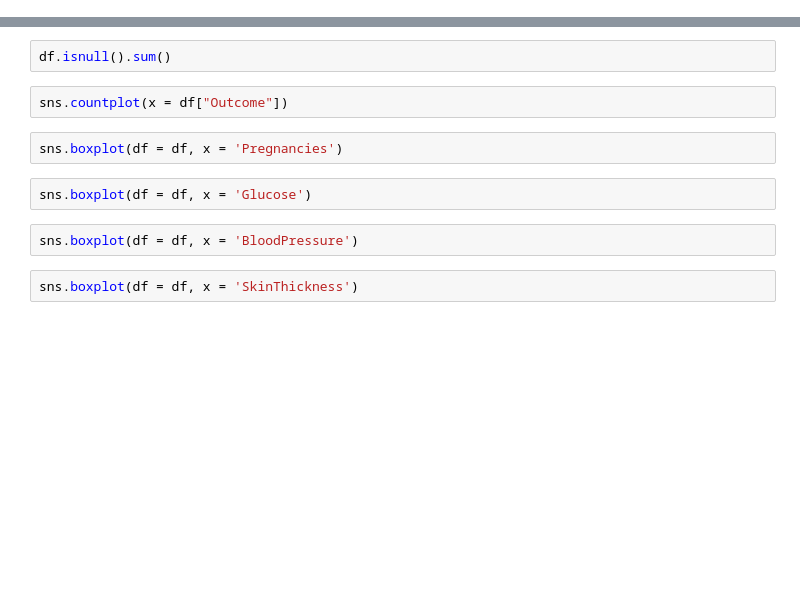
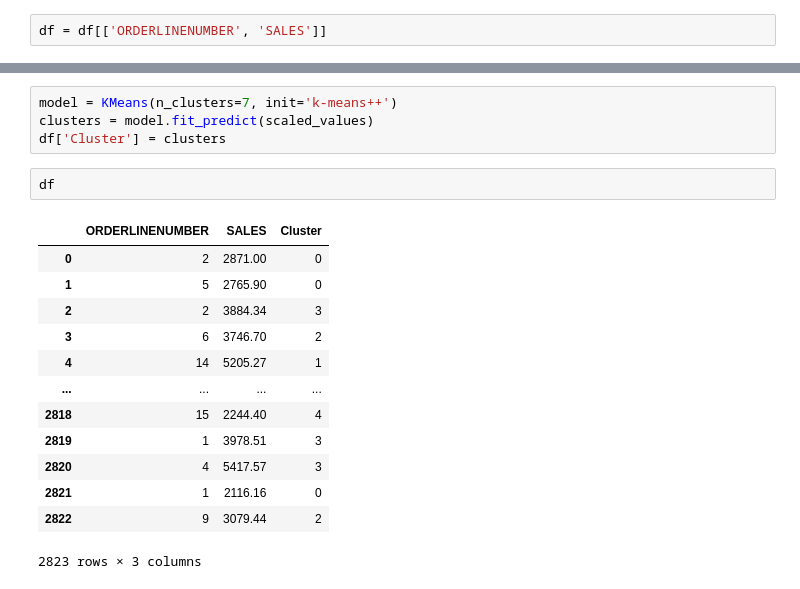
Before and after one commit to MadhurJ20/SPPU-Sem-VII-Practicals, a Jupyter notebook: LP-III/MLL/MLL_Exp_05.ipynb, the cells around one changed output, grey strips where cells are left out. Cells and saved outputs as stored; diff of their text form; blank space fills up the shorter version.

```diff
--- a/LP-III/MLL/MLL_Exp_05.ipynb
+++ b/LP-III/MLL/MLL_Exp_05.ipynb
@@ -41,0 +69,2 @@ df.info()
+# %%
+df = df[['ORDERLINENUMBER', 'SALES']]
@@ -42,12 +85,20 @@ df.info()
+# %%
+model = KMeans(n_clusters=7, init='k-means++')
+clusters = model.fit_predict(scaled_values)
+df['Cluster'] = clusters
 # %%
-df.isnull().sum()
+df
+# %% [output]
+|  | ORDERLINENUMBER | SALES | Cluster |
+| 0 | 2 | 2871.00 | 0 |
+| 1 | 5 | 2765.90 | 0 |
+| 2 | 2 | 3884.34 | 3 |
+| 3 | 6 | 3746.70 | 2 |
+| 4 | 14 | 5205.27 | 1 |
+| ... | ... | ... | ... |
+| 2818 | 15 | 2244.40 | 4 |
+| 2819 | 1 | 3978.51 | 3 |
+| 2820 | 4 | 5417.57 | 3 |
+| 2821 | 1 | 2116.16 | 0 |
+| 2822 | 9 | 3079.44 | 2 |
+2823 rows × 3 columns
-# %%
-sns.countplot(x = df["Outcome"])
-# %%
-sns.boxplot(df = df, x = 'Pregnancies')
-# %%
-sns.boxplot(df = df, x = 'Glucose')
-# %%
-sns.boxplot(df = df, x = 'BloodPressure')
-# %%
-sns.boxplot(df = df, x = 'SkinThickness')
```
Also changed, not shown: parts of 33 cells of this notebook.
